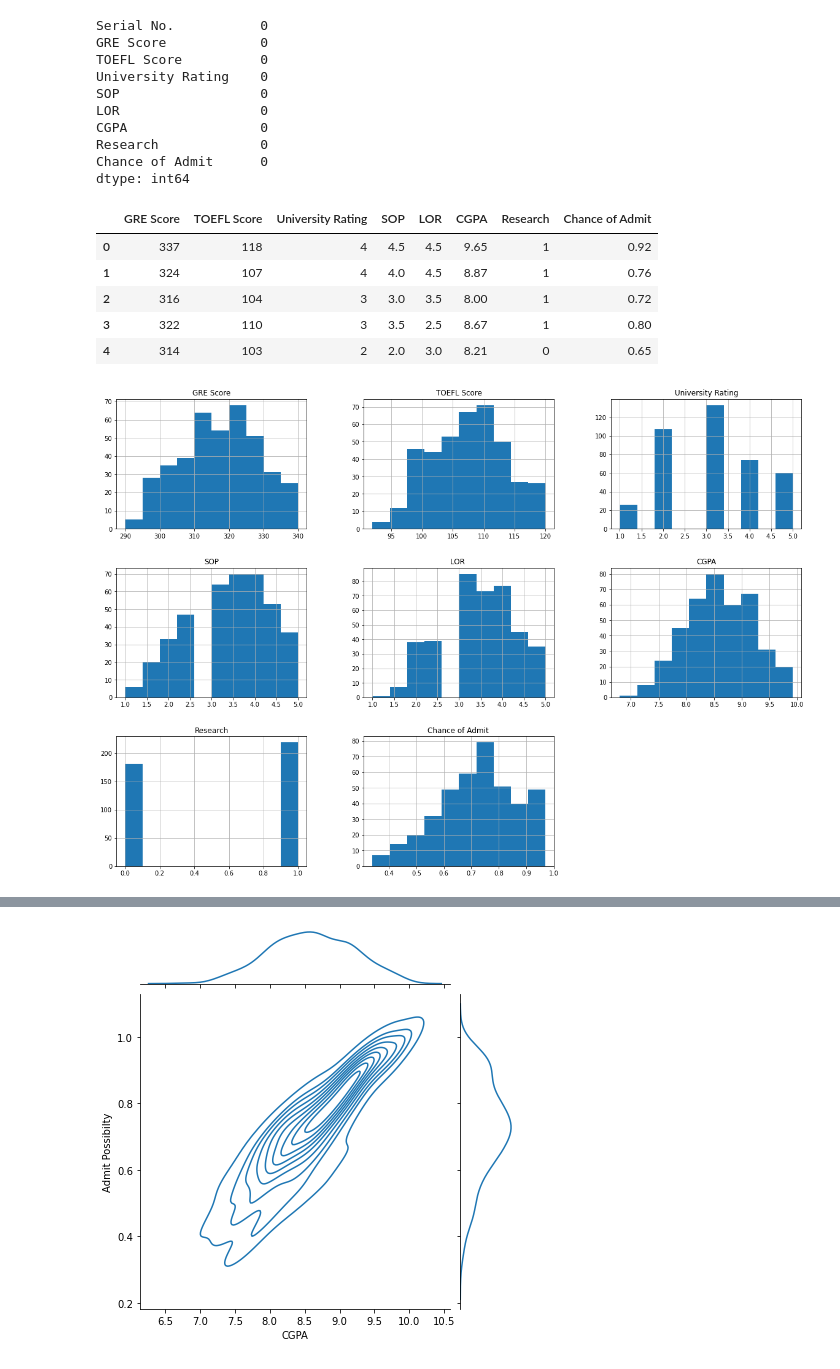
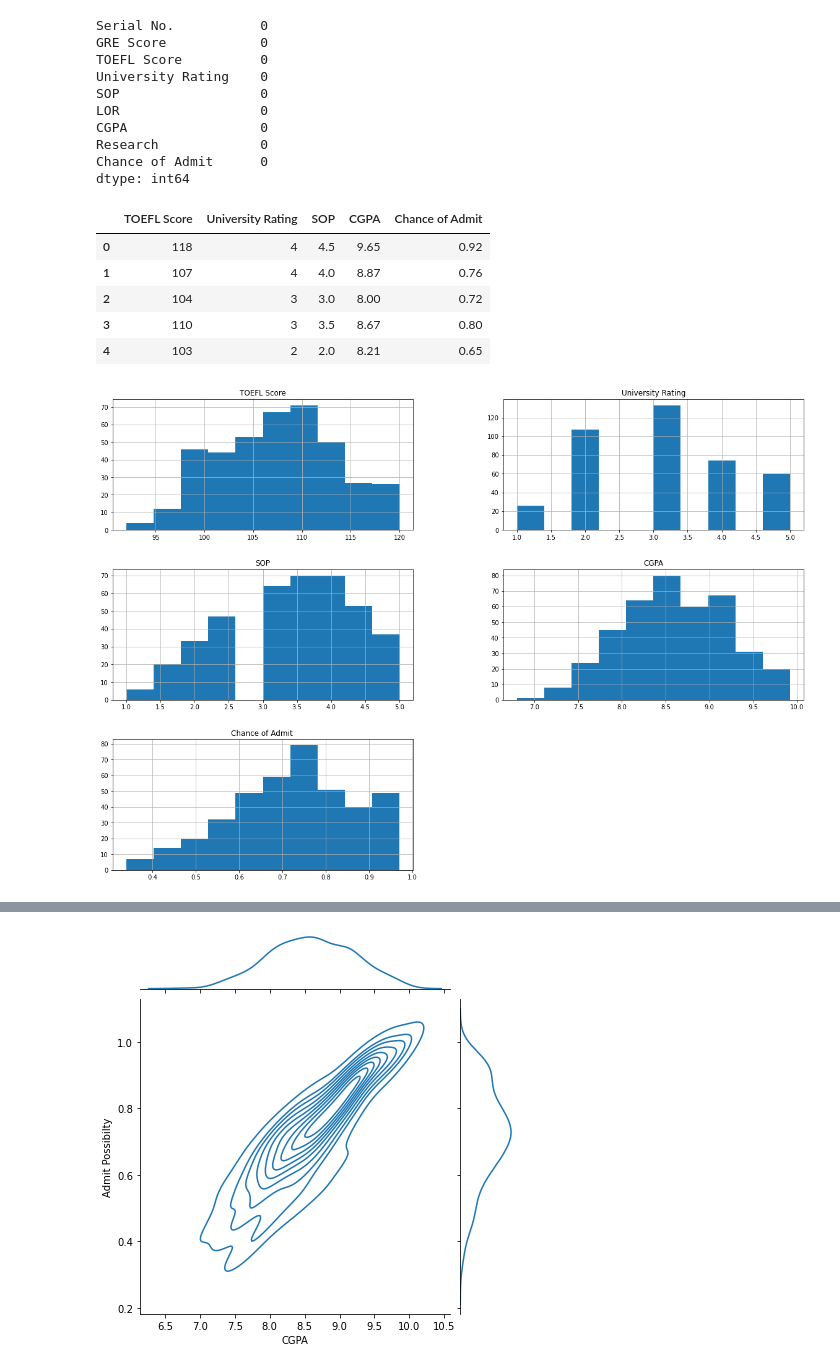
Before and after one commit to austinjb32/Predicitng_US_Admission, a Jupyter notebook: Predicting_US_Admission.ipynb, the cells around one changed output, grey strips where cells are left out. Drawn from its saved outputs; the diff is of its cells as text; code cells hidden in the pictures.

```diff
--- a/Predicting_US_Admission.ipynb
+++ b/Predicting_US_Admission.ipynb
@@ -43,21 +43,21 @@ Chance of Admit      0
 dtype: int64
 # %%
 # Dropping A Column
-df.drop('Serial No.',axis='columns',inplace=True)
+df.drop(df.columns[[0,1,5,7]],axis=1,inplace=True)
 df.head()
 # %% [output]
-|  | GRE Score | TOEFL Score | University Rating | SOP | LOR | CGPA | Research | Chance of Admit |
-| 0 | 337 | 118 | 4 | 4.5 | 4.5 | 9.65 | 1 | 0.92 |
-| 1 | 324 | 107 | 4 | 4.0 | 4.5 | 8.87 | 1 | 0.76 |
-| 2 | 316 | 104 | 3 | 3.0 | 3.5 | 8.00 | 1 | 0.72 |
-| 3 | 322 | 110 | 3 | 3.5 | 2.5 | 8.67 | 1 | 0.80 |
-| 4 | 314 | 103 | 2 | 2.0 | 3.0 | 8.21 | 0 | 0.65 |
+|  | TOEFL Score | University Rating | SOP | CGPA | Chance of Admit |
+| 0 | 118 | 4 | 4.5 | 9.65 | 0.92 |
+| 1 | 107 | 4 | 4.0 | 8.87 | 0.76 |
+| 2 | 104 | 3 | 3.0 | 8.00 | 0.72 |
+| 3 | 110 | 3 | 3.5 | 8.67 | 0.80 |
+| 4 | 103 | 2 | 2.0 | 8.21 | 0.65 |
 # %%
 # Producing a Histogram
 df.hist(figsize=(20,14))
 plt.show()
 # %% [output]
-[figure, old version]
+[figure, new version]
 # %%
 # Displaying a Pairplot
 sns.pairplot(data=df)
```
Also changed, not shown: parts of 12 cells of this notebook.
